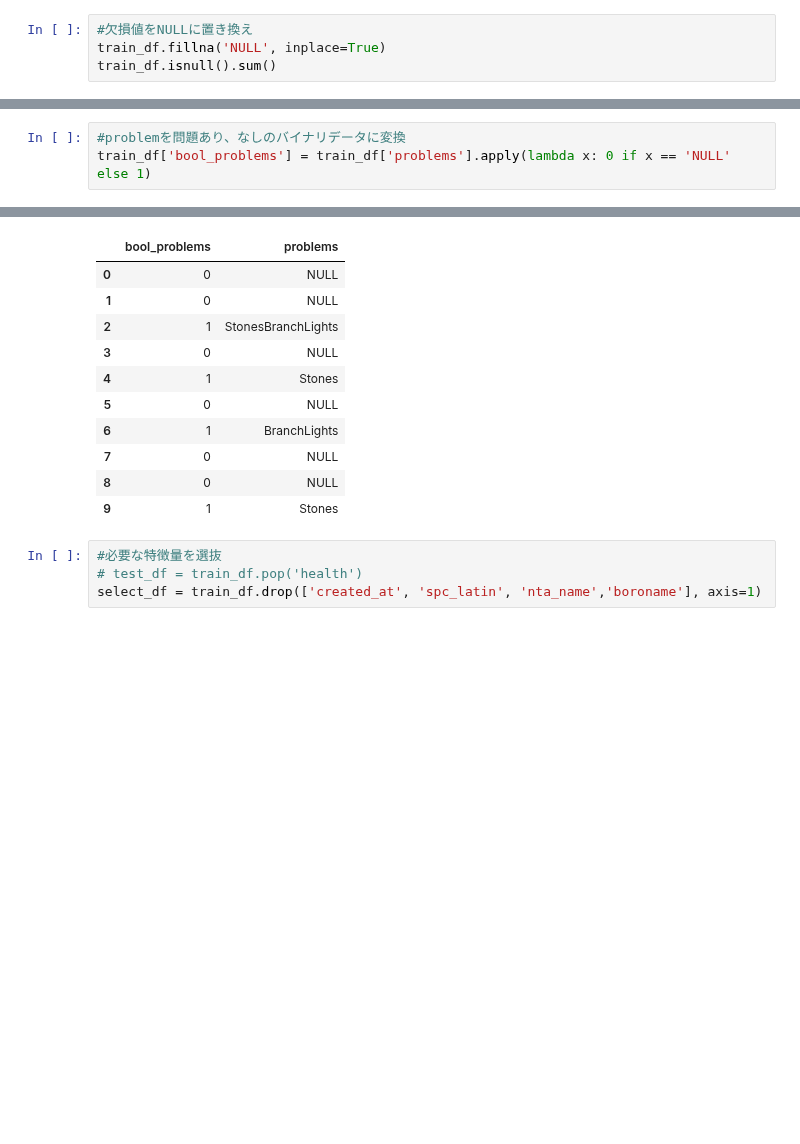
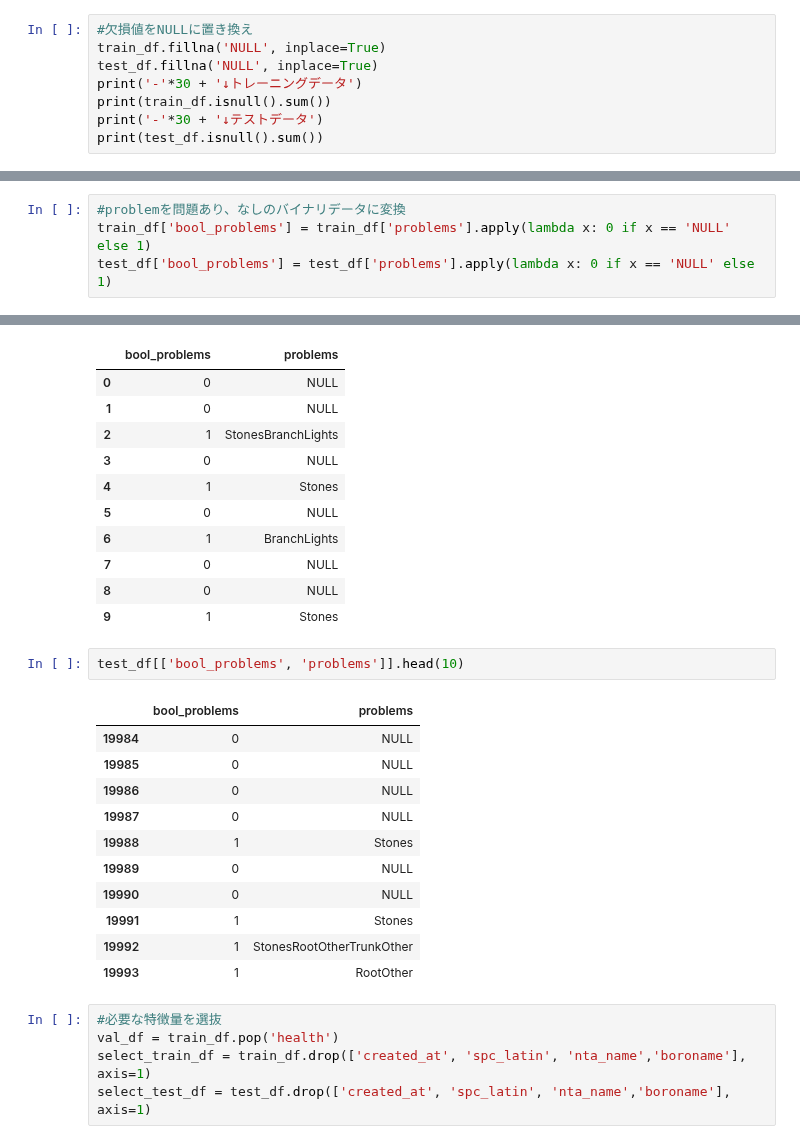
Before and after one commit to Masato-210831/For_study, a Jupyter notebook: Python_code/SMBC Group GREEN×DATA Challenge_practice.ipynb, the cells around one changed output, grey strips where cells are left out. Cells and saved outputs as stored; diff of their text form; blank space fills up the shorter version.

```diff
--- a/Python_code/SMBC Group GREEN×DATA Challenge_practice.ipynb
+++ b/Python_code/SMBC Group GREEN×DATA Challenge_practice.ipynb
@@ -116,5 +185,9 @@ problemsのユニークデータ数
 # %%
 #欠損値をNULLに置き換え
 train_df.fillna('NULL', inplace=True)
-train_df.isnull().sum()
+test_df.fillna('NULL', inplace=True)
+print('-'*30 + '↓トレーニングデータ')
+print(train_df.isnull().sum())
+print('-'*30 + '↓テストデータ')
+print(test_df.isnull().sum())
 # %% [output]
@@ -138,6 +211,7 @@ dtype: int64
 # %%
 #problemを問題あり、なしのバイナリデータに変換
 train_df['bool_problems'] = train_df['problems'].apply(lambda x: 0 if x == 'NULL' else 1)
+test_df['bool_problems'] = test_df['problems'].apply(lambda x: 0 if x == 'NULL' else 1)
 # %%
 train_df[['bool_problems', 'problems']].head(10)
 # %% [output]
@@ -152,8 +226,23 @@ train_df[['bool_problems', 'problems']].head(10)
 | 7 | 0 | NULL |
 | 8 | 0 | NULL |
 | 9 | 1 | Stones |
+# %%
+test_df[['bool_problems', 'problems']].head(10)
+# %% [output]
+|  | bool_problems | problems |
+| 19984 | 0 | NULL |
+| 19985 | 0 | NULL |
+| 19986 | 0 | NULL |
+| 19987 | 0 | NULL |
+| 19988 | 1 | Stones |
+| 19989 | 0 | NULL |
+| 19990 | 0 | NULL |
+| 19991 | 1 | Stones |
+| 19992 | 1 | StonesRootOtherTrunkOther |
+| 19993 | 1 | RootOther |
 # %%
 #必要な特徴量を選抜
-# test_df = train_df.pop('health')
-select_df = train_df.drop(['created_at', 'spc_latin', 'nta_name','boroname'], axis=1)
+val_df = train_df.pop('health')
+select_train_df = train_df.drop(['created_at', 'spc_latin', 'nta_name','boroname'], axis=1)
+select_test_df = test_df.drop(['created_at', 'spc_latin', 'nta_name','boroname'], axis=1)
 # %%
```
Also changed, not shown: parts of 21 cells of this notebook, 2 other files.
